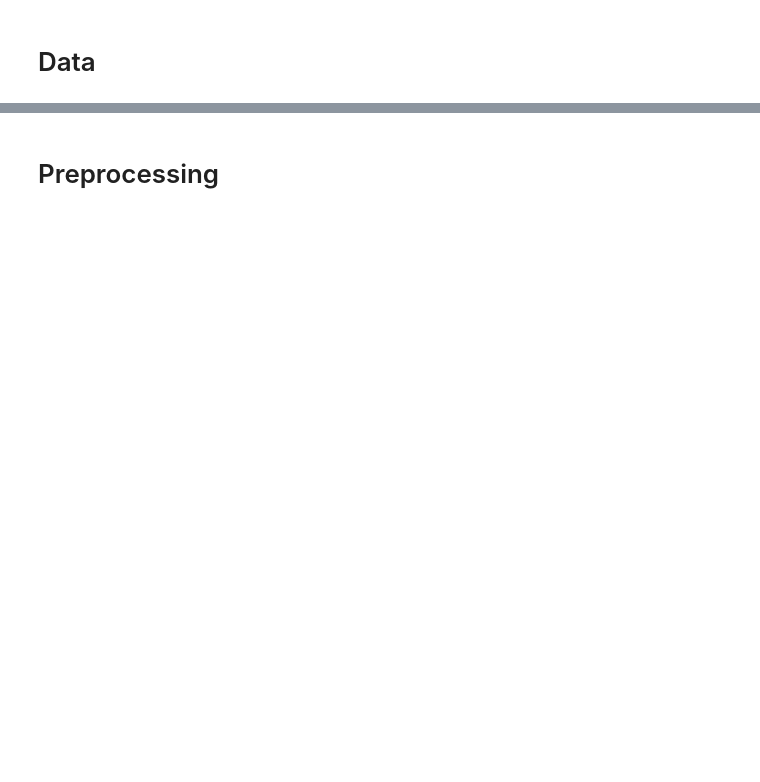
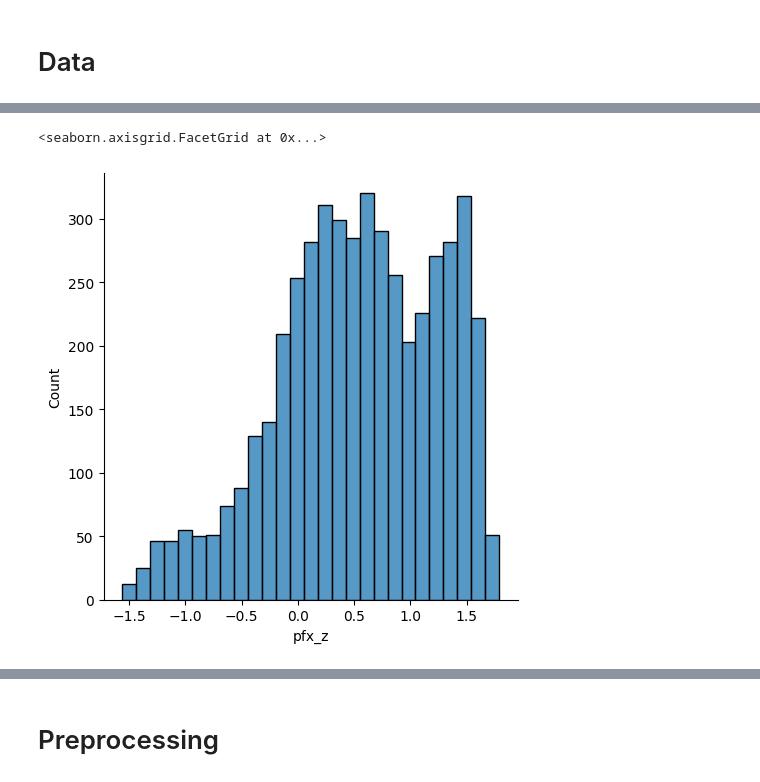
Before and after one commit to aenfield/mlb_ml, a Jupyter notebook: MLBMLExploratory.ipynb, the cells around one changed output, grey strips where cells are left out. Drawn from its saved outputs; the diff is of its cells as text; code cells hidden in the pictures; blank space fills up the shorter version.

```diff
--- a/MLBMLExploratory.ipynb
+++ b/MLBMLExploratory.ipynb
@@ -99,0 +137,5 @@ Name: count, dtype: int64
+# %%
+sns.displot(d['pfx_z'])
+# %% [output]
+<seaborn.axisgrid.FacetGrid at 0x...>
+[figure, added]
```
Also changed, not shown: parts of 28 cells of this notebook, 2 other files.
